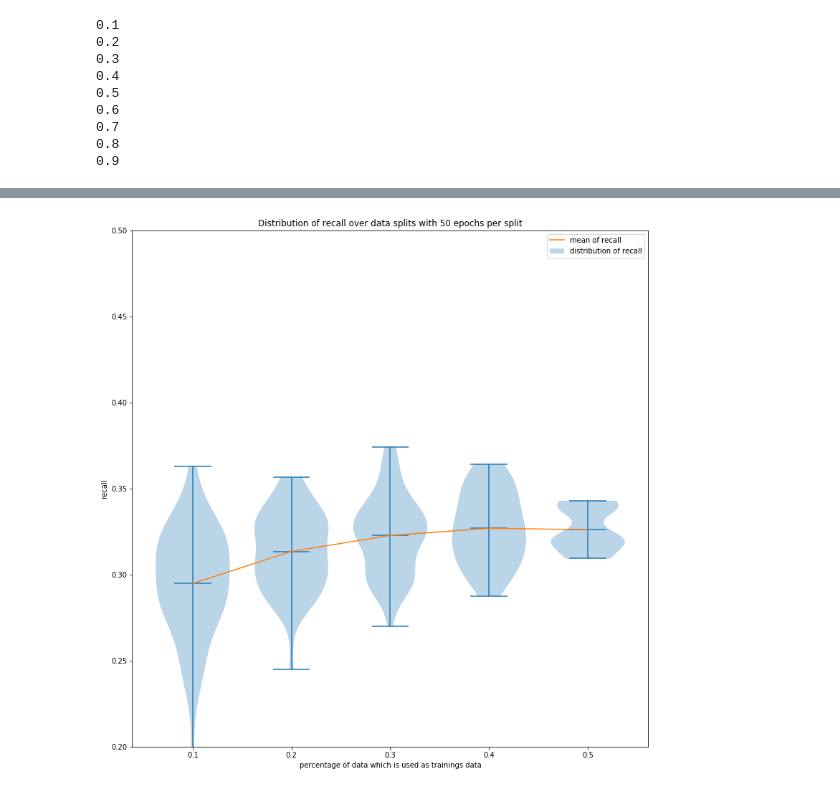
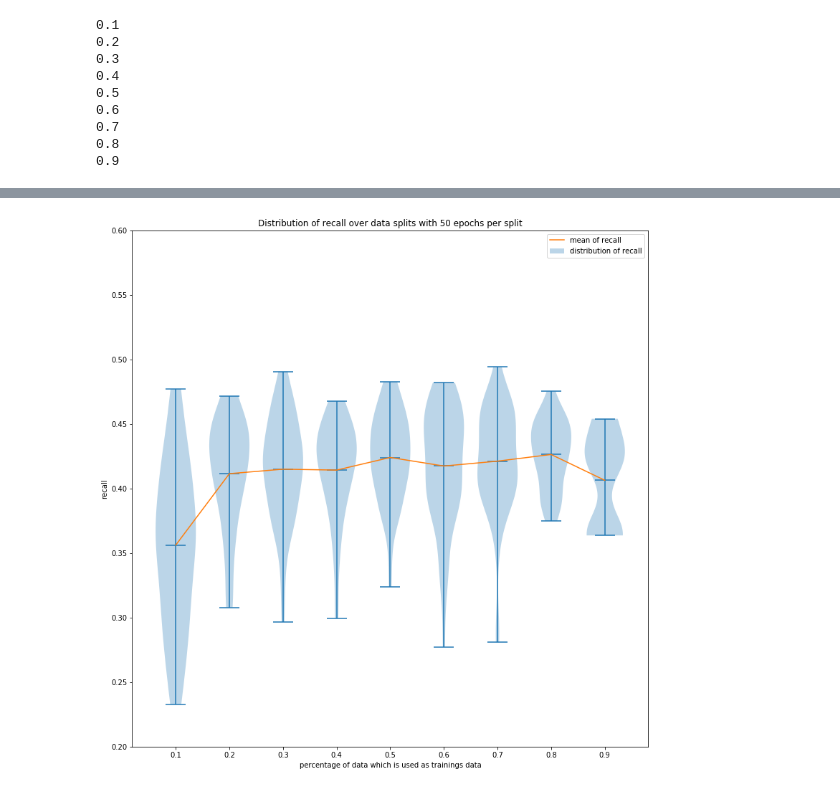
Before and after one commit to Plutorian-Programmer/Bachelor-graduation-project, a Jupyter notebook: code/notebooks/custom_tree.ipynb, the cells around one changed output, grey strips where cells are left out. Saved outputs shown, nothing was run; the diff lists cells and outputs as text; code cells hidden in the pictures.

```diff
--- a/code/notebooks/custom_tree.ipynb
+++ b/code/notebooks/custom_tree.ipynb
@@ -191,7 +192,7 @@ total_features = training_feature_matrix.shape[1]
 discrete_idx_list = [total_features-2, total_features-3, total_features-4, total_features-5, total_features-6]
 # %%
 total_sentences = len(set(sentence_idx))
-split = 0.9
+split = 0.3
 rng = default_rng()
 training_sentence_ids = rng.choice(total_sentences, size=int(total_sentences*split), replace=False)
 test_sentence_ids = [i for i in range(total_sentences) if i not in training_sentence_ids]
@@ -215,3 +220,3 @@ print(discrete_idx_list)
 # %%
-test_classifier = dt.custom_decision_tree(training_feature_matrix, training_label_matrix, discrete_idx_list=discrete_idx_list, min_samples=35, print_progress=True)
+test_classifier = dt.custom_decision_tree(training_feature_matrix, training_label_matrix, discrete_idx_list=discrete_idx_list, min_samples=35, method = "entropy", print_progress=True, weight=0.8)
 test_classifier.build_tree()
@@ -218,5 +233,2 @@ test_classifier.build_tree()
-# %%
-test_classifier = dt.custom_decision_tree(training_feature_matrix, training_label_matrix, discrete_idx_list=discrete_idx_list, min_samples=35, method="gini")
-test_classifier.build_tree()
 # %%
 custom_tree = test_classifier.tree
@@ -334,7 +350,7 @@ recall_dict =  defaultdict(lambda: defaultdict(lambda:[]))
 for test_itter in range(test_itterations):
     total_sentences = len(set(sentence_idx))
     rng = default_rng()
-    training_sentence_ids = rng.choice(total_sentences, size=int(total_sentences*0.5), replace=False)
+    training_sentence_ids = rng.choice(total_sentences, size=int(total_sentences*0.3), replace=False)
     training_count = len(training_sentence_ids)
     test_sentence_ids = [i for i in range(total_sentences) if i not in training_sentence_ids]
     test_id_list = []
@@ -345,7 +361,7 @@ for test_itter in range(test_itterations):
 
     test_feature_matrix = np.array([feature_matrix[i] for i in test_id_list])
     test_label_matrix = np.array([label_matrix[i] for i in test_id_list])
-    for prob in np.arange(0.2, 1.2, step=0.2):
+    for prob in np.arange(1/9, 10/9, step=1/9):
         for prob_itter in range(prob_itterations):
             training_id_list = []
             if prob == 1:
@@ -357,7 +373,7 @@ for test_itter in range(test_itterations):
                     training_id_list.append(i)
             training_feature_matrix = np.array([feature_matrix[i] for i in training_id_list])
             training_label_matrix = np.array([label_matrix[i] for i in training_id_list])
-            print(f"test itter {test_itter}, prob itter: {prob_itter}, prob: {prob*0.5}")
+            print(f"test itter {test_itter}, prob itter: {prob_itter}, prob: {prob*9/10}")
             test_classifier = dt.custom_decision_tree(training_feature_matrix, training_label_matrix, discrete_idx_list=discrete_idx_list, min_samples=35, print_progress=False)
             test_classifier.build_tree()
 
@@ -461,19 +598,19 @@ for key in performance_dict:
 # %%
 fig = plt.figure(figsize=(10,10))
 ax = fig.add_axes([0,0,1,1])
-labels = [i/10 for i in range(1,6)]
+labels = [i/10 for i in range(1,10)]
 ax.violinplot(temp_plot_list, showmeans=True, widths=0.75)
-ax.plot([1,2,3,4,5],np.mean(temp_plot_list, axis=1))
-ax.set_xticks([1,2,3,4,5])
+ax.plot([1,2,3,4,5,6,7,8,9],np.mean(temp_plot_list, axis=1))
+ax.set_xticks([1,2,3,4,5,6,7,8,9])
 ax.set_xticklabels(labels)
-ax.set_ylim(0.2,0.5)
+ax.set_ylim(0.2,0.6)
 ax.set_xlabel(xlabel="percentage of data which is used as trainings data")
 ax.set_ylabel(ylabel="recall")
 ax.legend(["mean of recall","distribution of recall"])
 ax.set_title("Distribution of recall over data splits with 50 epochs per split")
 plt.show()
 # %% [output]
-[figure, old version]
+[figure, new version]
 # %%
 np.random.seed(10)
 collectn_1 = np.random.normal(100, 10, 200)
```
Also changed, not shown: parts of 12 cells of this notebook, 15 other files.
